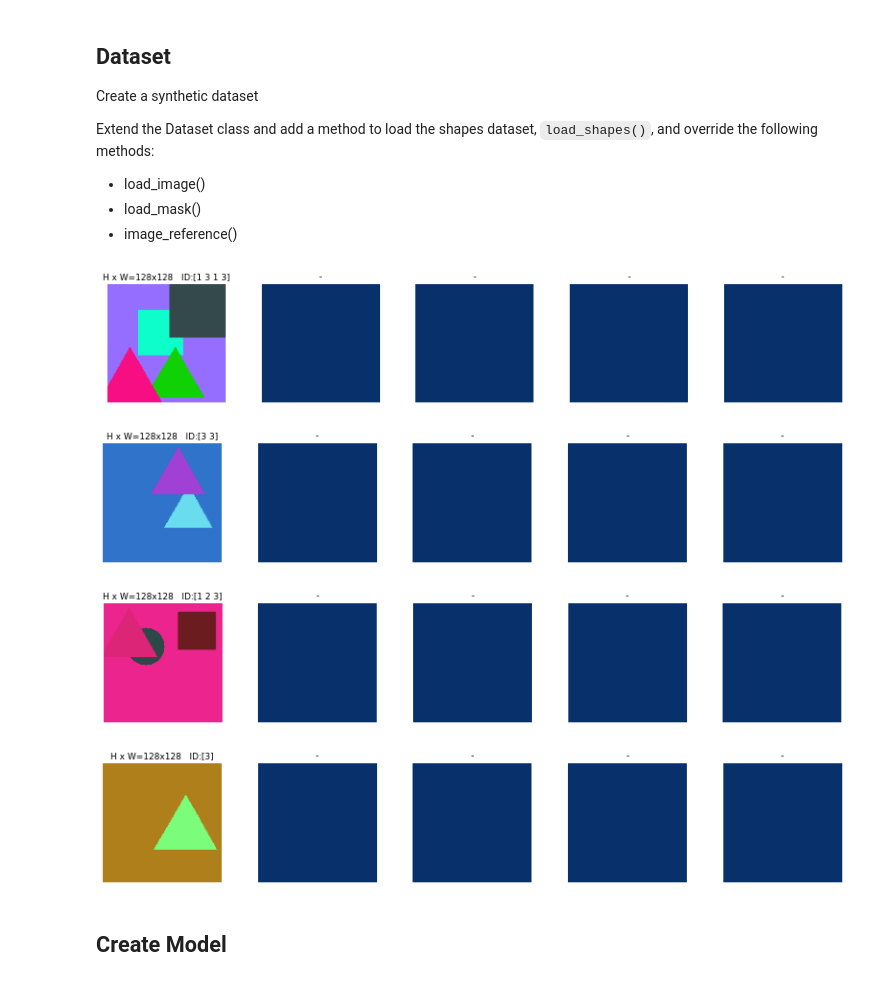
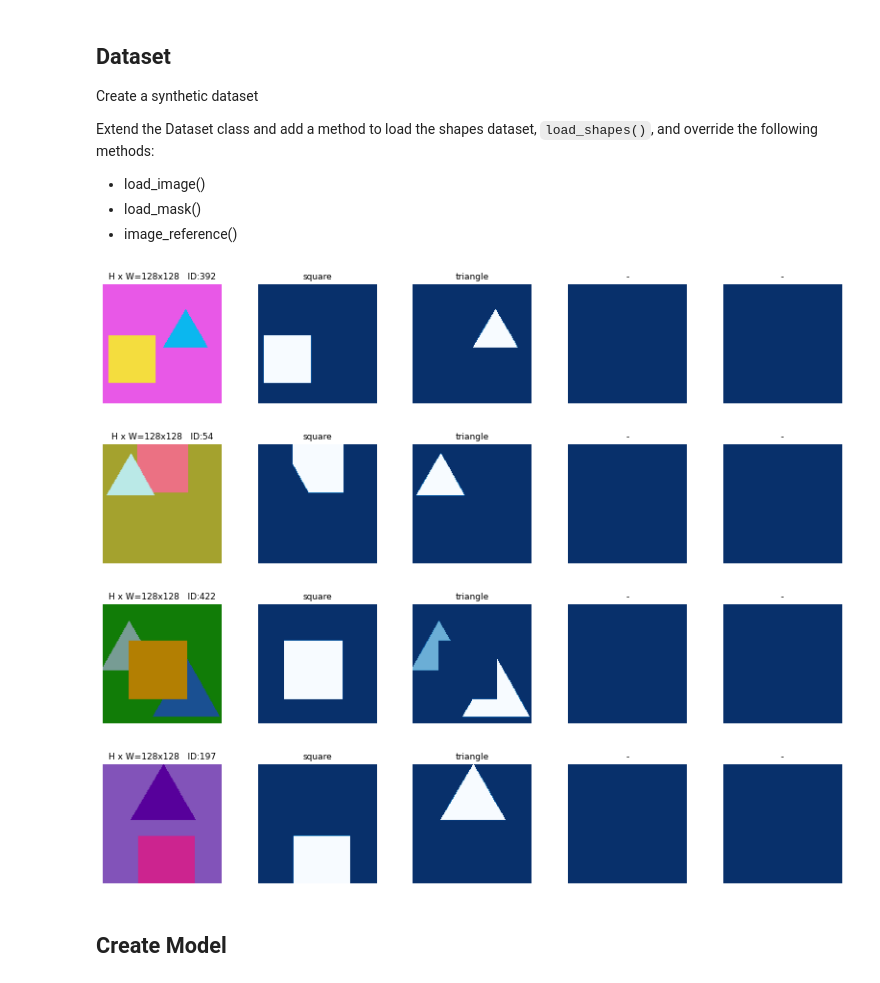
Before and after one commit to melvingelbard/Mask_RCNN, a Jupyter notebook: samples/shapes/train_shapes.ipynb, the cells around one changed output. Cells and saved outputs as stored; diff of their text form; code cells hidden in the pictures.

```diff
--- a/samples/shapes/train_shapes.ipynb
+++ b/samples/shapes/train_shapes.ipynb
@@ -198,7 +186,7 @@ class ShapesDataset(utils.Dataset):
             occlusion = np.logical_and(occlusion, np.logical_not(mask[:, :, i]))
         # Map class names to class IDs.
         class_ids = np.array([self.class_names.index(s[0]) for s in shapes])
-        return mask.astype(np.bool), class_ids.astype(np.int32)
+        return mask.astype(bool), class_ids.astype(np.int32)
 
     def draw_shape(self, image, shape, dims, color):
         """Draws a shape from the given specs."""
@@ -272,15 +260,15 @@ dataset_val.prepare()
 # %%
 # Load and display random samples
 image_ids = np.random.choice(dataset_train.image_ids, 4)
 for image_id in image_ids:
     image = dataset_train.load_image(image_id)
     mask, class_ids = dataset_train.load_mask(image_id)
-    visualize.display_top_masks(image, mask, class_ids, dataset_train.class_names, image_id)
+    visualize.display_top_masks(image, mask, image_id, class_ids, dataset_train.class_names)
 # %% [output]
-[figure, old version]
+[figure, new version]
-[figure, old version]
+[figure, new version]
-[figure, old version]
+[figure, new version]
-[figure, old version]
+[figure, new version]
 # %% [markdown]
 ## Create Model
 # %%
```
Also changed, not shown: parts of 10 cells of this notebook, 6 other files.
